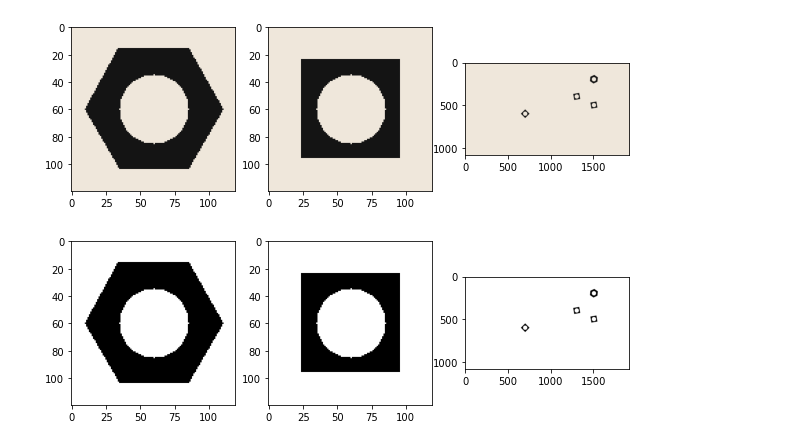
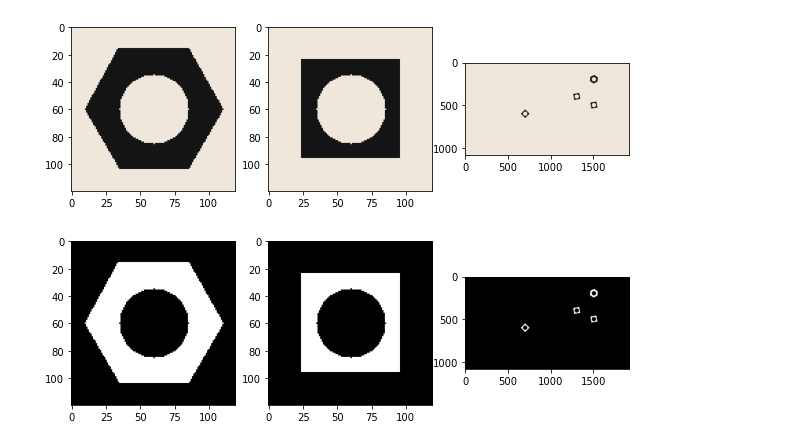
Before and after one commit to dakshinatharindu/Image-Processing, a Jupyter notebook: Assignment-03/160622R_a03.ipynb, the cells around one changed output. Drawn from its saved outputs; the diff is of its cells as text; code cells hidden in the pictures.

```diff
--- a/Assignment-03/160622R_a03.ipynb
+++ b/Assignment-03/160622R_a03.ipynb
@@ -15,14 +15,14 @@ plt.show()
 # %% [output]
 [figure]
 # %%
-hexnut_template_ret, hexnut_template_thresh = cv.threshold(cv.cvtColor(hexnut_template, cv.COLOR_BGR2GRAY), 0, 255, cv.THRESH_OTSU)
-squarenut_template_ret, squarenut_template_thresh = cv.threshold(cv.cvtColor(squarenut_template, cv.COLOR_BGR2GRAY), 0, 255, cv.THRESH_OTSU)
-conveyor_f100_ret, conveyor_f100_thresh = cv.threshold(cv.cvtColor(conveyor_f100, cv.COLOR_BGR2GRAY), 0, 255, cv.THRESH_OTSU)
+hexnut_template_ret, hexnut_template_thresh = cv.threshold(cv.cvtColor(hexnut_template, cv.COLOR_BGR2GRAY), 0, 255, cv.THRESH_BINARY_INV + cv.THRESH_OTSU)
+squarenut_template_ret, squarenut_template_thresh = cv.threshold(cv.cvtColor(squarenut_template, cv.COLOR_BGR2GRAY), 0, 255, cv.THRESH_BINARY_INV + cv.THRESH_OTSU)
+conveyor_f100_ret, conveyor_f100_thresh = cv.threshold(cv.cvtColor(conveyor_f100, cv.COLOR_BGR2GRAY), 0, 255, cv.THRESH_BINARY_INV + cv.THRESH_OTSU)
 
 fig, ax = plt.subplots(1, 3, figsize=(10, 10))
 ax[0].imshow(hexnut_template_thresh, cmap='gray')
 ax[1].imshow(squarenut_template_thresh, cmap='gray')
 ax[2].imshow(conveyor_f100_thresh, cmap='gray')
 plt.show()
 # %% [output]
-[figure, old version]
+[figure, new version]
```
Also changed, not shown: parts of 3 cells of this notebook, 1 other file.
